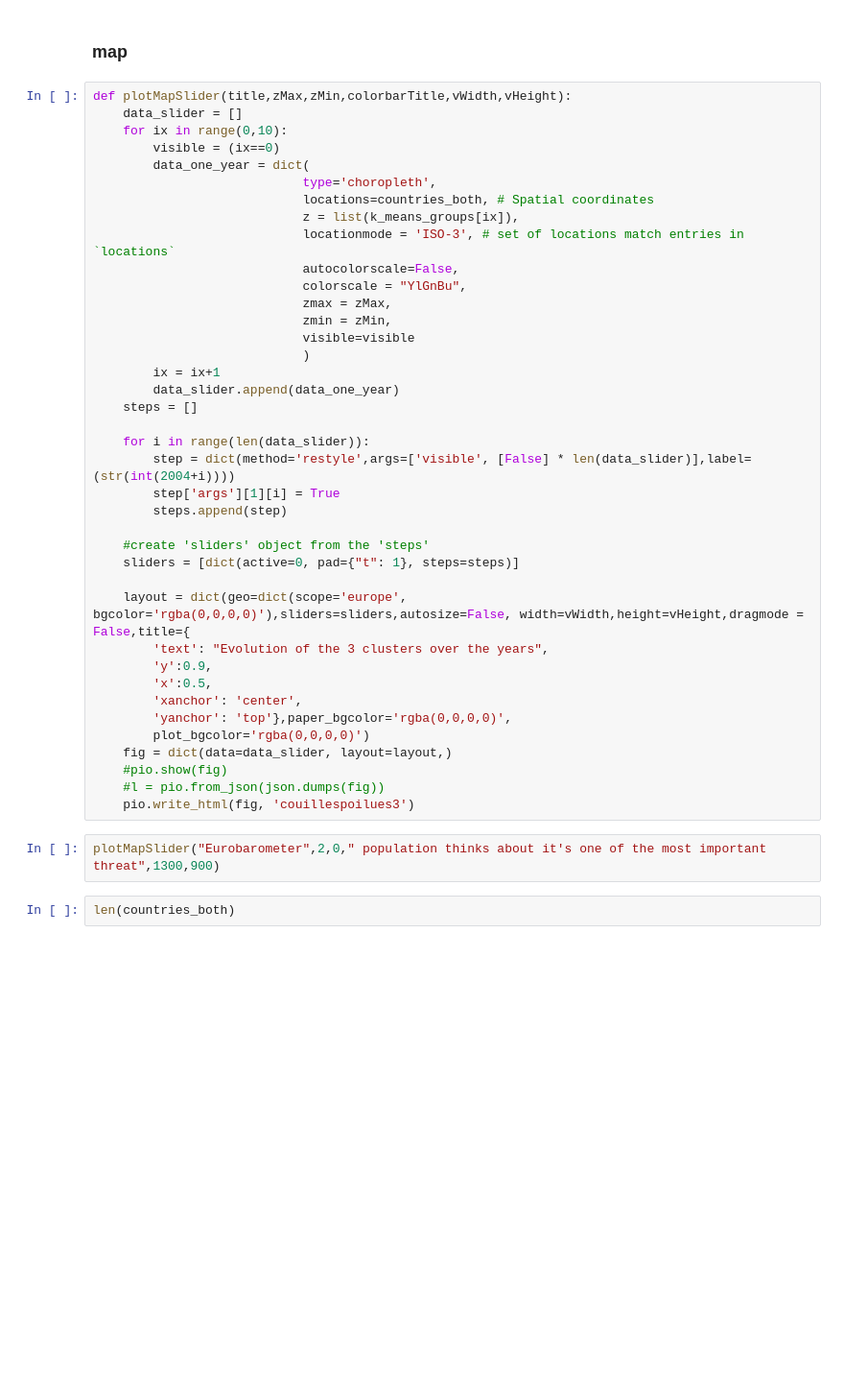
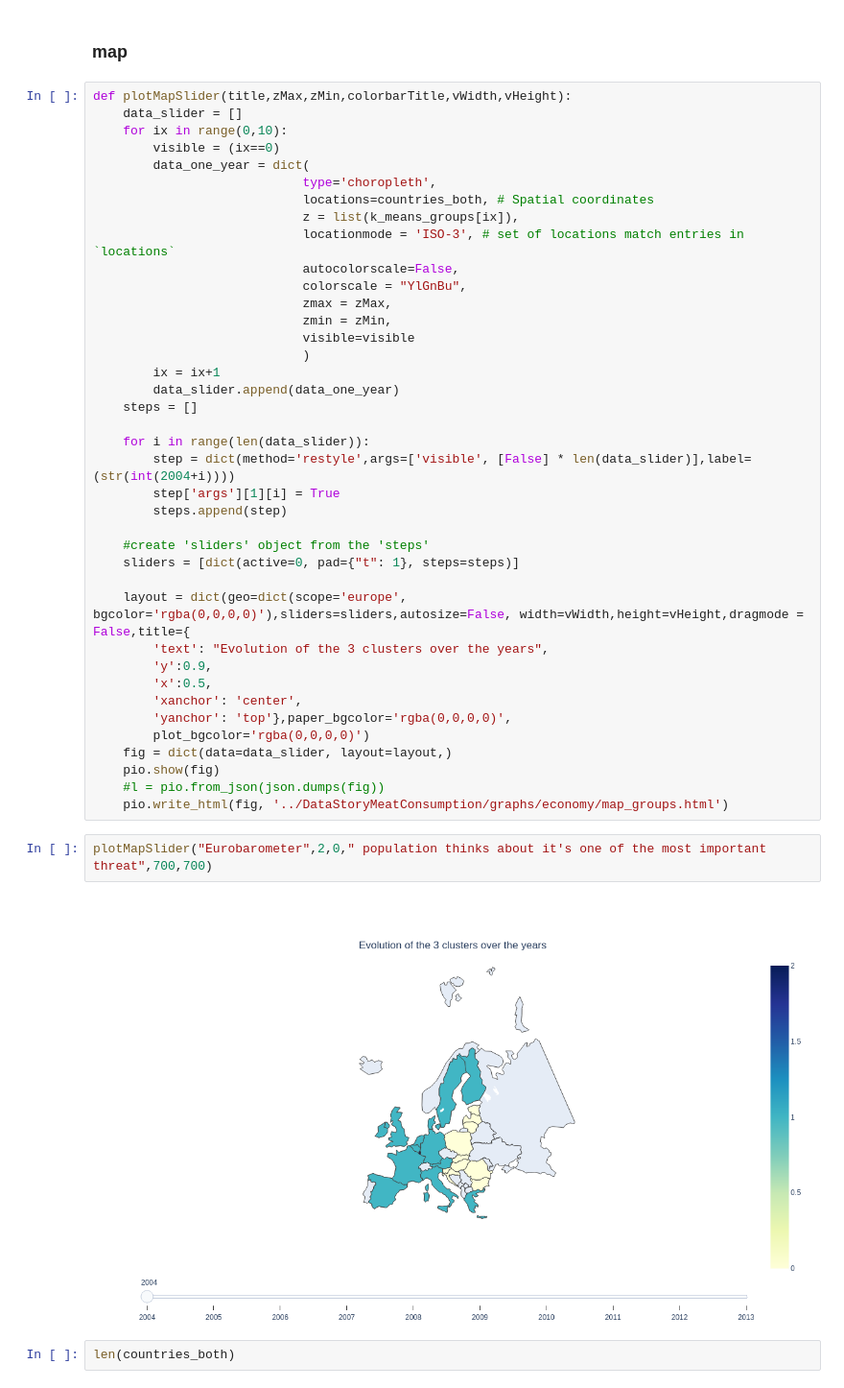
Before and after one commit to ElCabrino/ADA-Project-1, a Jupyter notebook: Untitled.ipynb, the cells around one changed output. Shown at 96% size. Drawn from its saved outputs; the diff is of its cells as text; blank space fills up the shorter version.

```diff
--- a/Untitled.ipynb
+++ b/Untitled.ipynb
@@ -454,11 +546,13 @@ def plotMapSlider(title,zMax,zMin,colorbarTitle,vWidth,vHeight):
         'yanchor': 'top'},paper_bgcolor='rgba(0,0,0,0)',
         plot_bgcolor='rgba(0,0,0,0)')
     fig = dict(data=data_slider, layout=layout,)
-    #pio.show(fig)
+    pio.show(fig)
     #l = pio.from_json(json.dumps(fig))
-    pio.write_html(fig, 'couillespoilues3')
+    pio.write_html(fig, '../DataStoryMeatConsumption/graphs/economy/map_groups.html')
 # %%
-plotMapSlider("Eurobarometer",2,0," population thinks about it's one of the most important threat",1300,900)
+plotMapSlider("Eurobarometer",2,0," population thinks about it's one of the most important threat",700,700)
+# %% [output]
+[figure, added]
 # %%
 len(countries_both)
 # %% [output]
```
Also changed, not shown: parts of 29 cells of this notebook, 2 other files.
